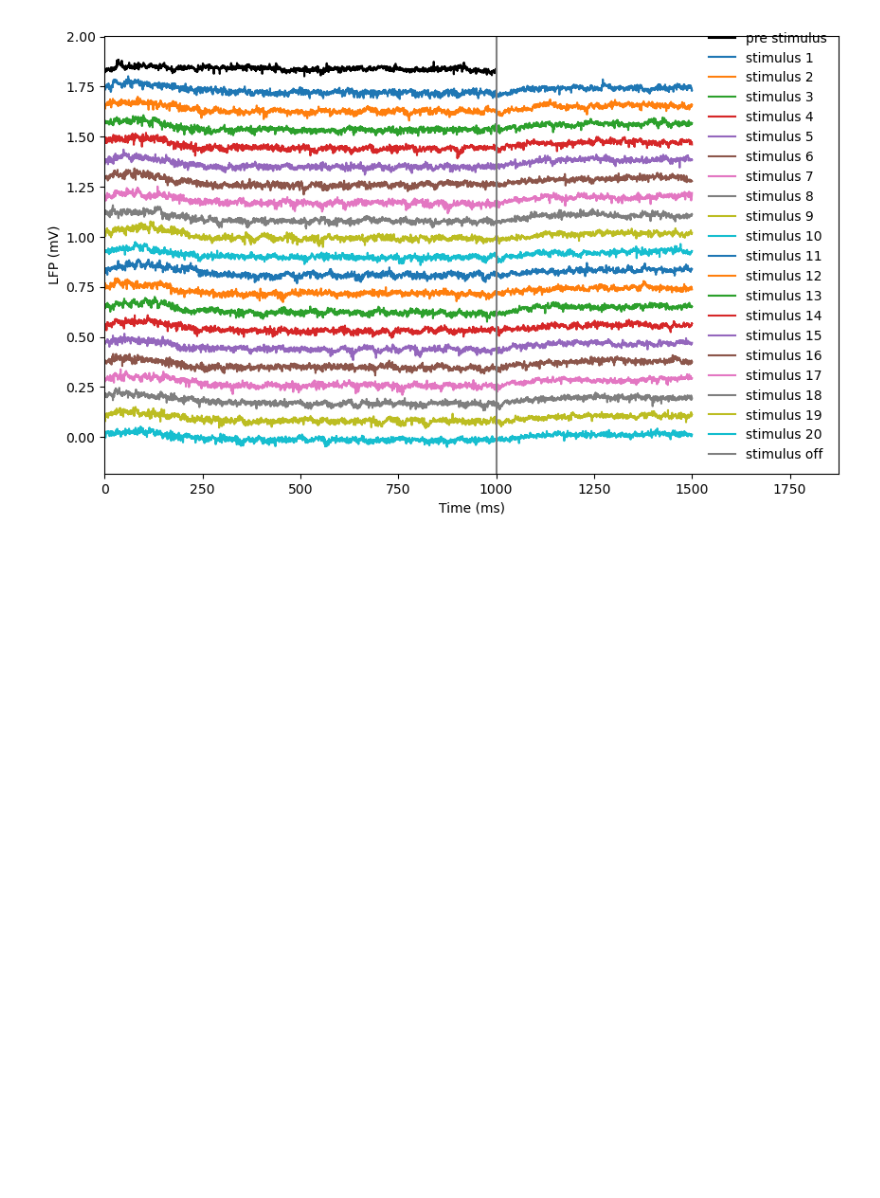
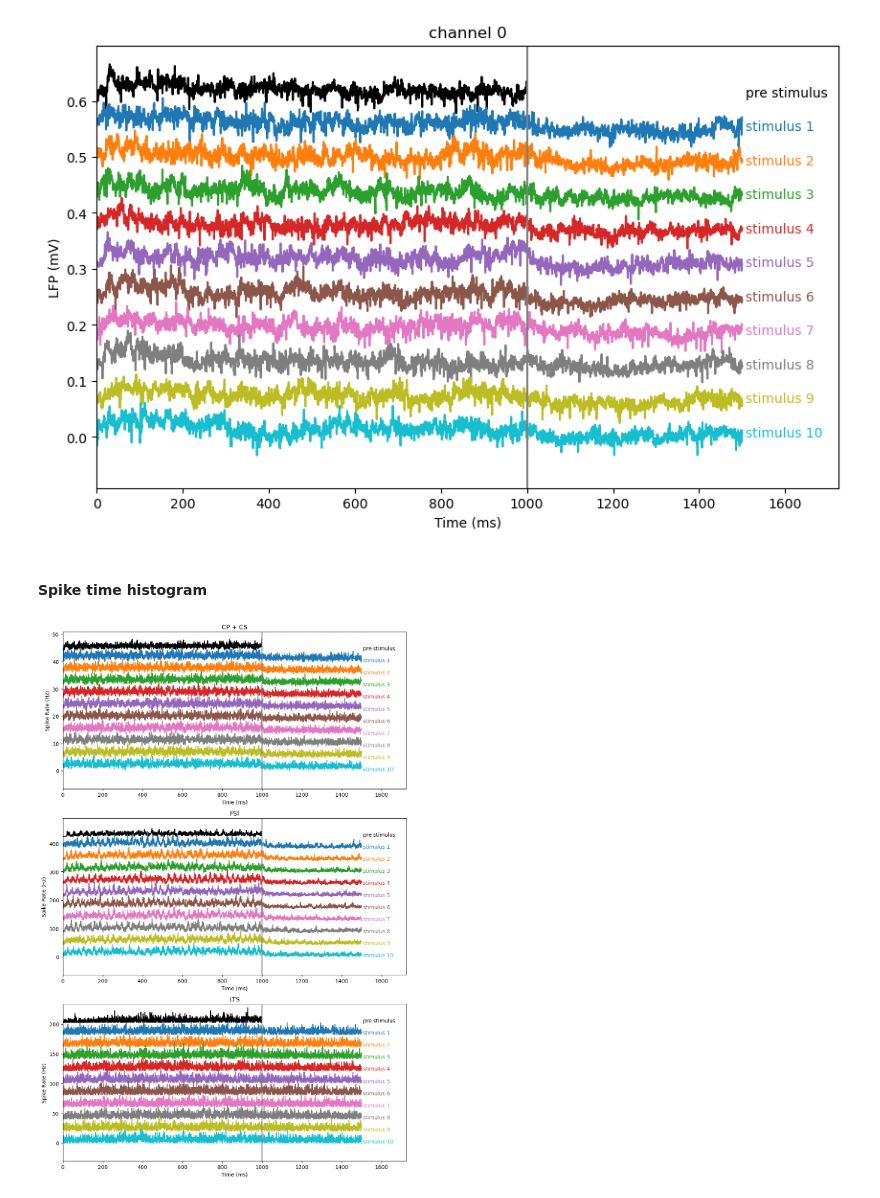
Before and after one commit to chenziao/M1ten_thousand, a Jupyter notebook: Analysis/Analyze_PSD.ipynb, the cells around one changed output. Drawn from its saved outputs; the diff is of its cells as text; code cells hidden in the pictures; blank space fills up the shorter version.

```diff
--- a/Analysis/Analyze_PSD.ipynb
+++ b/Analysis/Analyze_PSD.ipynb
@@ -1,5 +1,7 @@
 # %%
 import numpy as np
+import pandas as pd
+import xarray as xr
 import matplotlib.pyplot as plt
 import h5py
 import os
@@ -7,7 +9,9 @@ import os
 from analysis import plot # imoporting analysis module enables import from model folder
 from build_input import get_stim_cycle, t_start, on_time, off_time
 
-TRIAL_NAME = "long_r33"
+%matplotlib inline
+
+TRIAL_NAME = "short_r41"
 RESULT_PATH = "simulation_results"
 TRIAL_PATH = os.path.join(RESULT_PATH, TRIAL_NAME)
 
@@ -43,6 +113,21 @@ f, pxx, stim_cycle = plot.get_psd_on_stimulus(
 # %%
 _, ax = plt.subplots(1, 1, figsize=(10, 6))
-plot.plot_stimulus_cycles(t, lfp, stim_cycle, dv_n_sigma=5., var_label='LFP (mV)', ax=ax)
+plot.plot_stimulus_cycles(lfp.time, lfp.values, lfp_stim_cycle, dv_n_sigma=5., var_label='LFP (mV)', ax=ax)
+plt.title('channel %d' % lfp.channel_id)
 plt.show()
 # %% [output]
-[figure, old version]
+[figure, new version]
+# %% [markdown]
+#### Spike time histogram
+# %%
+# %matplotlib notebook
+
+_, axs = plt.subplots(len(spike_groups), 1, figsize=(10, 5 * len(spike_groups)))
+for i, ax in enumerate(axs):
+    rspk = group_rspk.spike_rate.isel(population=i)
+    plot.plot_stimulus_cycles(rspk.time, rspk.values, rspk_stim_cycle, dv_n_sigma=5., var_label='Spike Rate (Hz)', ax=ax)
+    axs[i].set_title(rspk.population.item())
+plt.tight_layout()
+plt.show()
+# %% [output]
+[figure, added]
```
Also changed, not shown: parts of 25 cells of this notebook, 21 other files.
